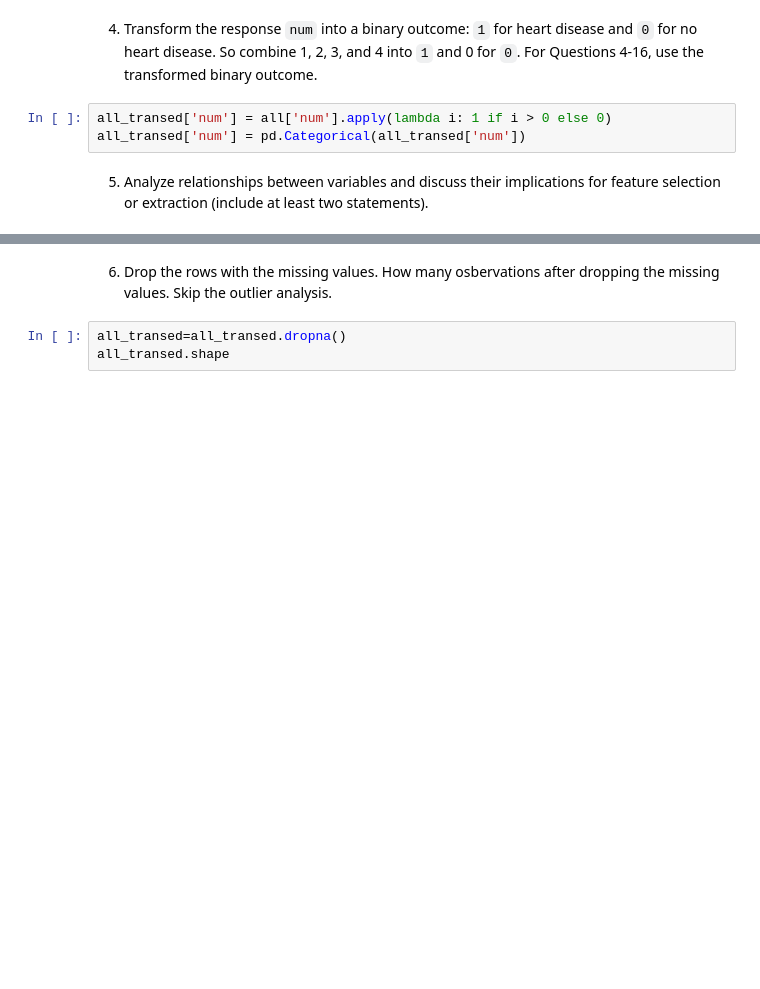
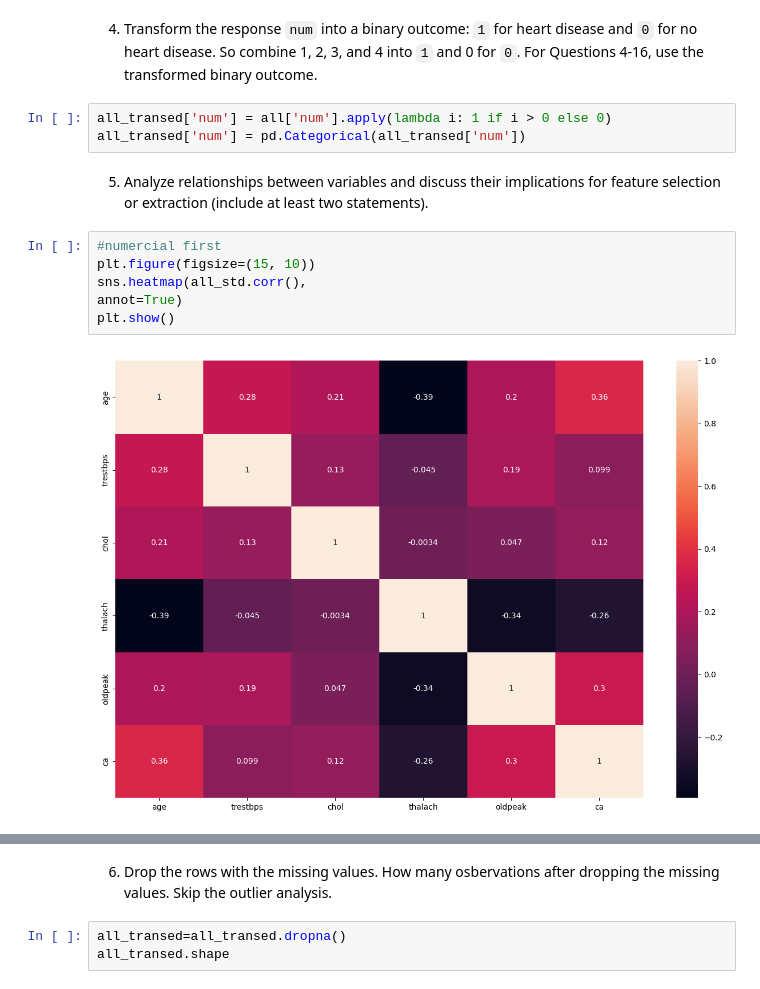
Before and after one commit to martin070904/clus-mar117, a Jupyter notebook: test.ipynb, the cells around one changed output, grey strips where cells are left out. Saved outputs shown, nothing was run; the diff lists cells and outputs as text; blank space fills up the shorter version.

```diff
--- a/test.ipynb
+++ b/test.ipynb
@@ -98,3 +145,11 @@ all_transed['num'] = all['num'].apply(lambda i: 1 if i > 0 else 0)
 all_transed['num'] = pd.Categorical(all_transed['num'])
 # %% [markdown]
 5. Analyze relationships between variables and discuss their implications for feature selection or extraction (include at least two statements).
+# %%
+#numercial first
+plt.figure(figsize=(15, 10))
+sns.heatmap(all_std.corr(),
+annot=True)
+plt.show()
+# %% [output]
+[figure, added]
```
Also changed, not shown: parts of 5 cells of this notebook.
